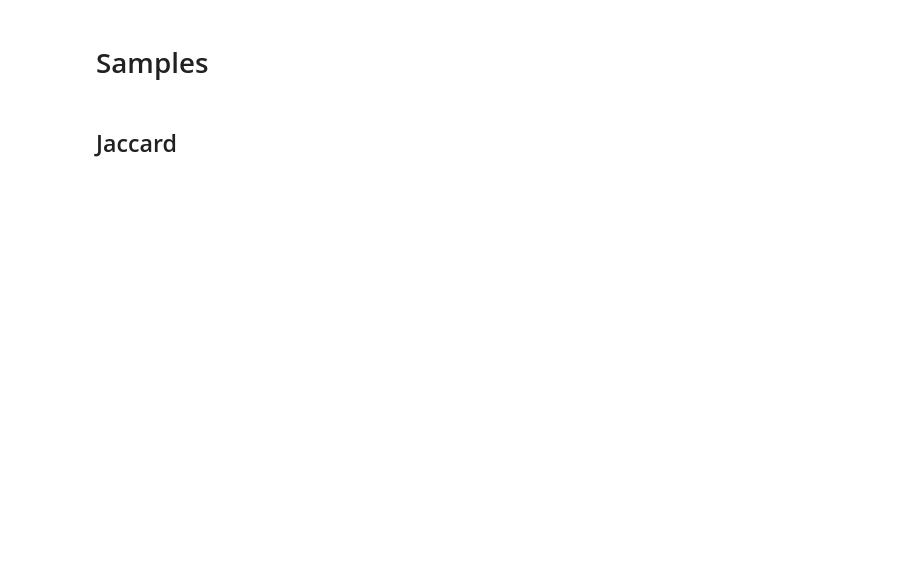
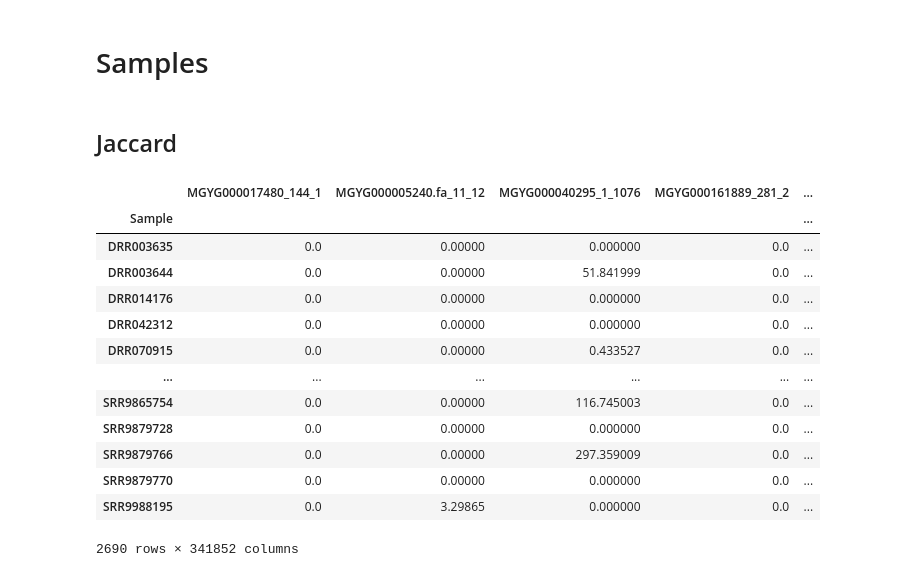
Before and after one commit to AthomsG/gene-prediction-from-bacteria-community, a Jupyter notebook: notebooks/EDA.ipynb, the cells around one changed output. Drawn from its saved outputs; the diff is of its cells as text; code cells hidden in the pictures; blank space fills up the shorter version.

```diff
--- a/notebooks/EDA.ipynb
+++ b/notebooks/EDA.ipynb
@@ -87,3 +100,19 @@ print(f'# Genes that appear in less than {count_threshold} samples: {int((count_
 ## Jaccard
 # %%
 # First plot I sent to Shaul
+df_genes
+# %% [output]
+|  | MGYG000017480_144_1 | MGYG000005240.fa_11_12 | MGYG000040295_1_1076 | MGYG000161889_281_2 | ... |
+| Sample |  |  |  |  | ... |
+| DRR003635 | 0.0 | 0.00000 | 0.000000 | 0.0 | ... |
+| DRR003644 | 0.0 | 0.00000 | 51.841999 | 0.0 | ... |
+| DRR014176 | 0.0 | 0.00000 | 0.000000 | 0.0 | ... |
+| DRR042312 | 0.0 | 0.00000 | 0.000000 | 0.0 | ... |
+| DRR070915 | 0.0 | 0.00000 | 0.433527 | 0.0 | ... |
+| ... | ... | ... | ... | ... | ... |
+| SRR9865754 | 0.0 | 0.00000 | 116.745003 | 0.0 | ... |
+| SRR9879728 | 0.0 | 0.00000 | 0.000000 | 0.0 | ... |
+| SRR9879766 | 0.0 | 0.00000 | 297.359009 | 0.0 | ... |
+| SRR9879770 | 0.0 | 0.00000 | 0.000000 | 0.0 | ... |
+| SRR9988195 | 0.0 | 3.29865 | 0.000000 | 0.0 | ... |
+2690 rows × 341852 columns
```
Also changed, not shown: parts of 5 cells of this notebook, 2 other files.
